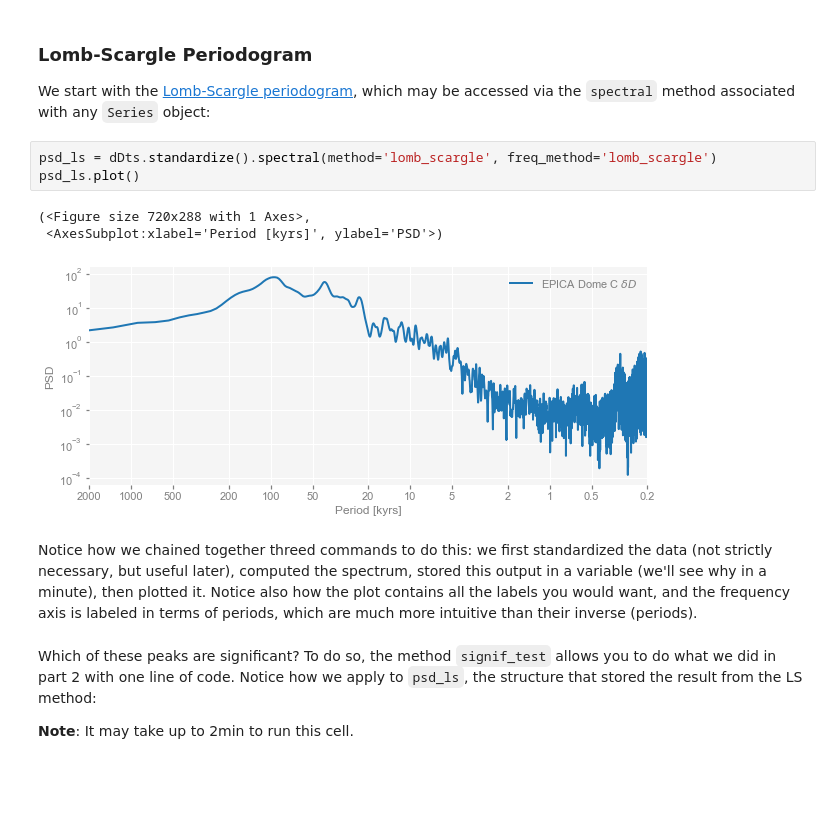
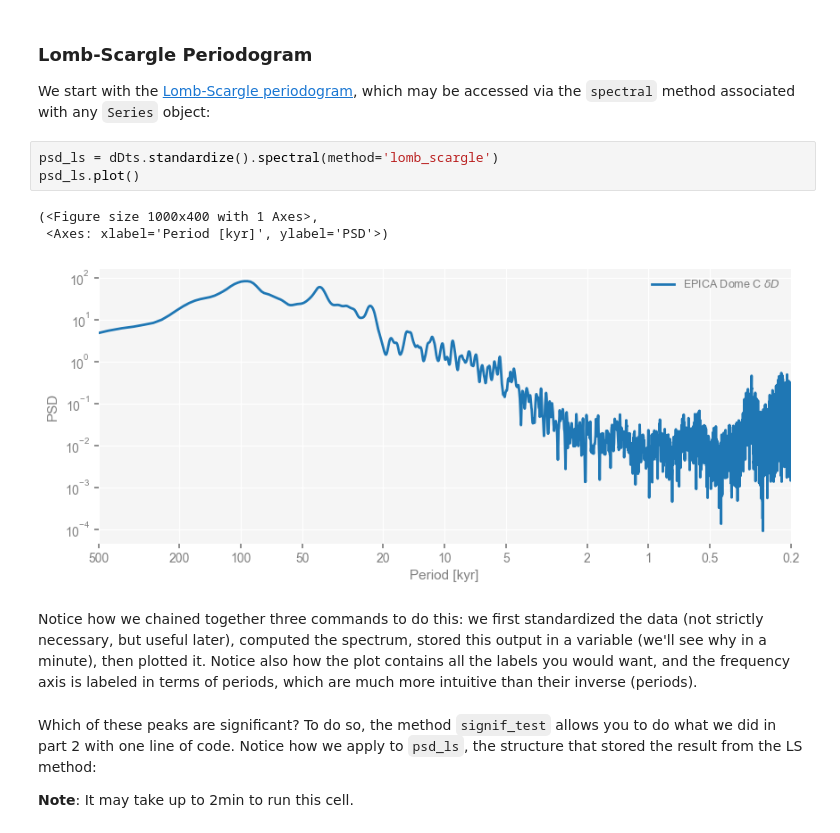
Before and after one commit to LinkedEarth/paleobooks_mathom, a Jupyter notebook: notebooks/EpicaDomeC_explore.ipynb, the cells around one changed output. Cells and saved outputs as stored; diff of their text form; blank space fills up the shorter version.

```diff
--- a/notebooks/EpicaDomeC_explore.ipynb
+++ b/notebooks/EpicaDomeC_explore.ipynb
@@ -84,14 +95,14 @@ The data are not evenly spaced, which is a challenge for spectral analysis becau
 
 We start with the [Lomb-Scargle periodogram](https://docs.scipy.org/doc/scipy/reference/generated/scipy.signal.lombscargle.html), which may be accessed via the `spectral` method associated with any `Series` object:
 # %%
-psd_ls = dDts.standardize().spectral(method='lomb_scargle', freq_method='lomb_scargle')
+psd_ls = dDts.standardize().spectral(method='lomb_scargle')
 psd_ls.plot()
 # %% [output]
-(<Figure size 720x288 with 1 Axes>,
- <AxesSubplot:xlabel='Period [kyrs]', ylabel='PSD'>)
+(<Figure size 1000x400 with 1 Axes>,
+ <Axes: xlabel='Period [kyr]', ylabel='PSD'>)
-[figure, old version]
+[figure, new version]
 # %% [markdown]
-Notice how we chained together threed commands to do this: we first standardized the data (not strictly necessary, but useful later), computed the spectrum, stored this output in a variable (we'll see why in a minute), then plotted it. Notice also how the plot contains all the labels you would want, and the frequency axis is labeled in terms of periods, which are much more intuitive than their inverse (periods).
+Notice how we chained together three commands to do this: we first standardized the data (not strictly necessary, but useful later), computed the spectrum, stored this output in a variable (we'll see why in a minute), then plotted it. Notice also how the plot contains all the labels you would want, and the frequency axis is labeled in terms of periods, which are much more intuitive than their inverse (periods).
 # %% [markdown]
 Which of these peaks are significant? To do so, the method `signif_test` allows you to do what we did in part 2 with one line of code. Notice how we apply to `psd_ls`, the structure that stored the result from the LS method:
 
```
Also changed, not shown: parts of 30 cells of this notebook.
